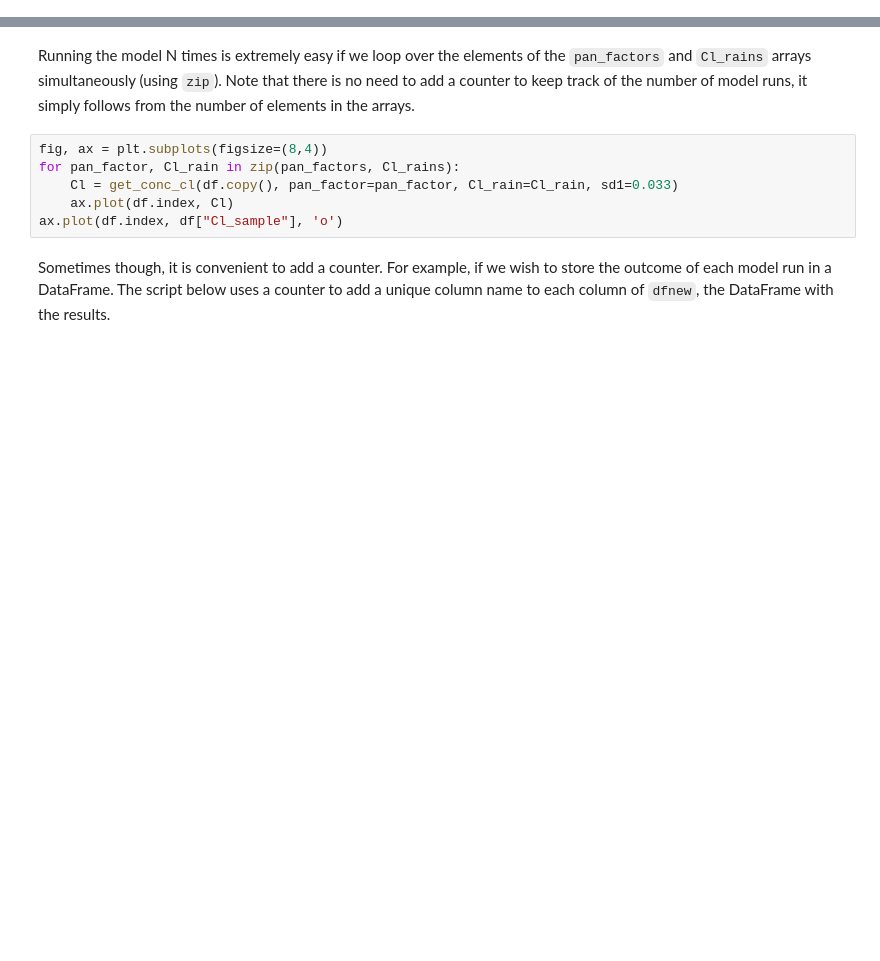
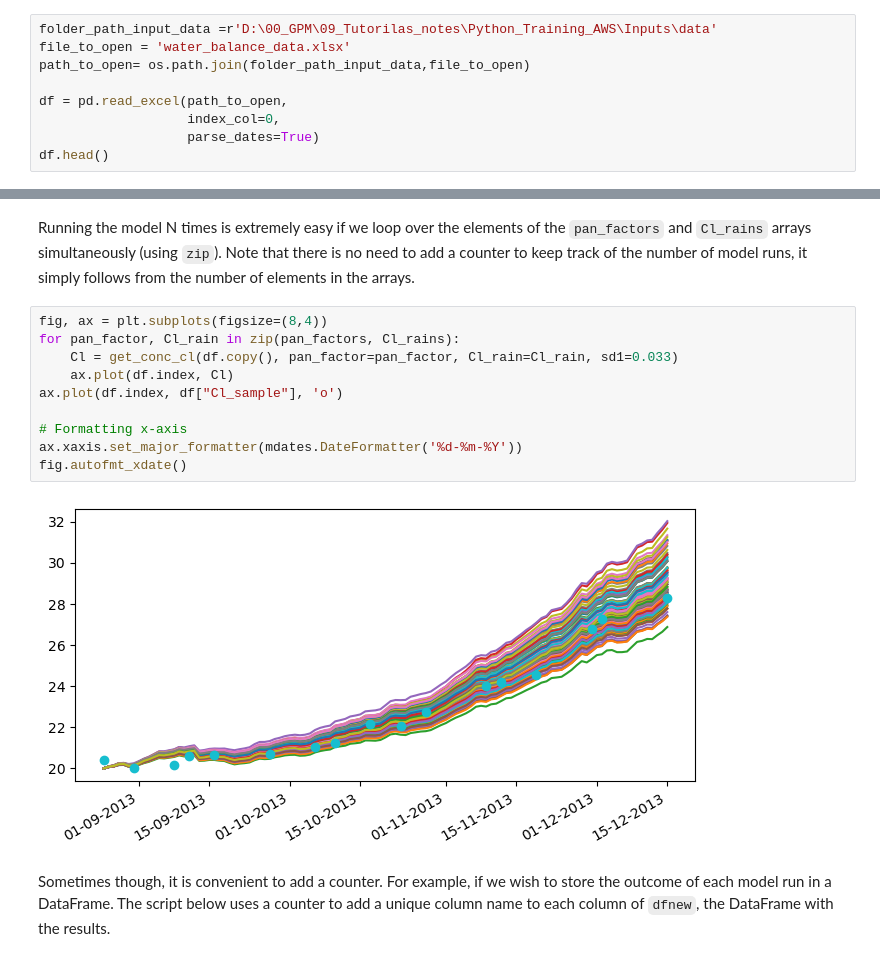
Before and after one commit to vincentpost/PythonMasterclass, a Jupyter notebook: session_07_plotting.ipynb, the cells around one changed output, grey strips where cells are left out. Saved outputs shown, nothing was run; the diff lists cells and outputs as text; blank space fills up the shorter version.

```diff
--- a/session_07_plotting.ipynb
+++ b/session_07_plotting.ipynb
@@ -18,0 +16,9 @@ df.head()
+# %%
+folder_path_input_data =r'D:\00_GPM\09_Tutorilas_notes\Python_Training_AWS\Inputs\data'
+file_to_open = 'water_balance_data.xlsx'
+path_to_open= os.path.join(folder_path_input_data,file_to_open)
+
+df = pd.read_excel(path_to_open,
+                   index_col=0,
+                   parse_dates=True)
+df.head()
@@ -93,9 +106,15 @@ Running the model N times is extremely easy if we loop over the elements of the
 # %%
 fig, ax = plt.subplots(figsize=(8,4))
 for pan_factor, Cl_rain in zip(pan_factors, Cl_rains):
     Cl = get_conc_cl(df.copy(), pan_factor=pan_factor, Cl_rain=Cl_rain, sd1=0.033)
     ax.plot(df.index, Cl)
 ax.plot(df.index, df["Cl_sample"], 'o')
+
+# Formatting x-axis
+ax.xaxis.set_major_formatter(mdates.DateFormatter('%d-%m-%Y'))
+fig.autofmt_xdate()
+# %% [output]
+[figure, added]
 # %% [markdown]
 Sometimes though, it is convenient to add a counter. For example, if we wish to store the outcome of each model run in a DataFrame. The script below uses a counter to add a unique column name to each column of `dfnew`, the DataFrame with the results.
 # %%
```
Also changed, not shown: parts of 5 cells of this notebook, 1 other file.
